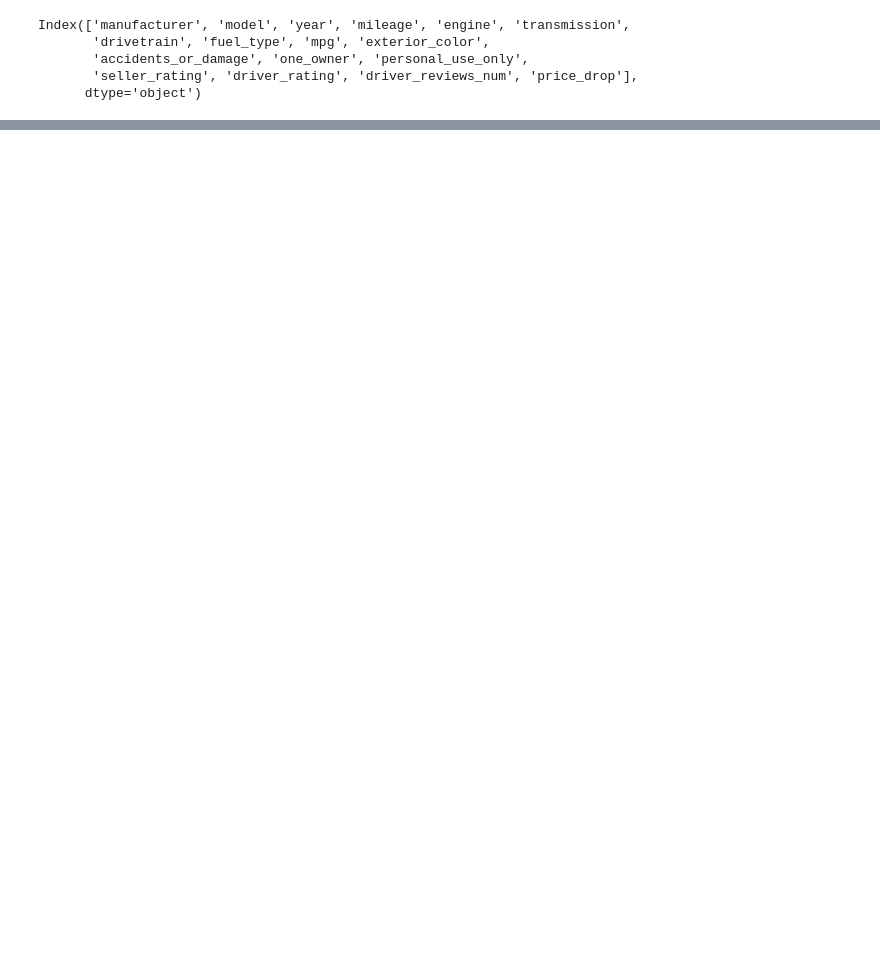
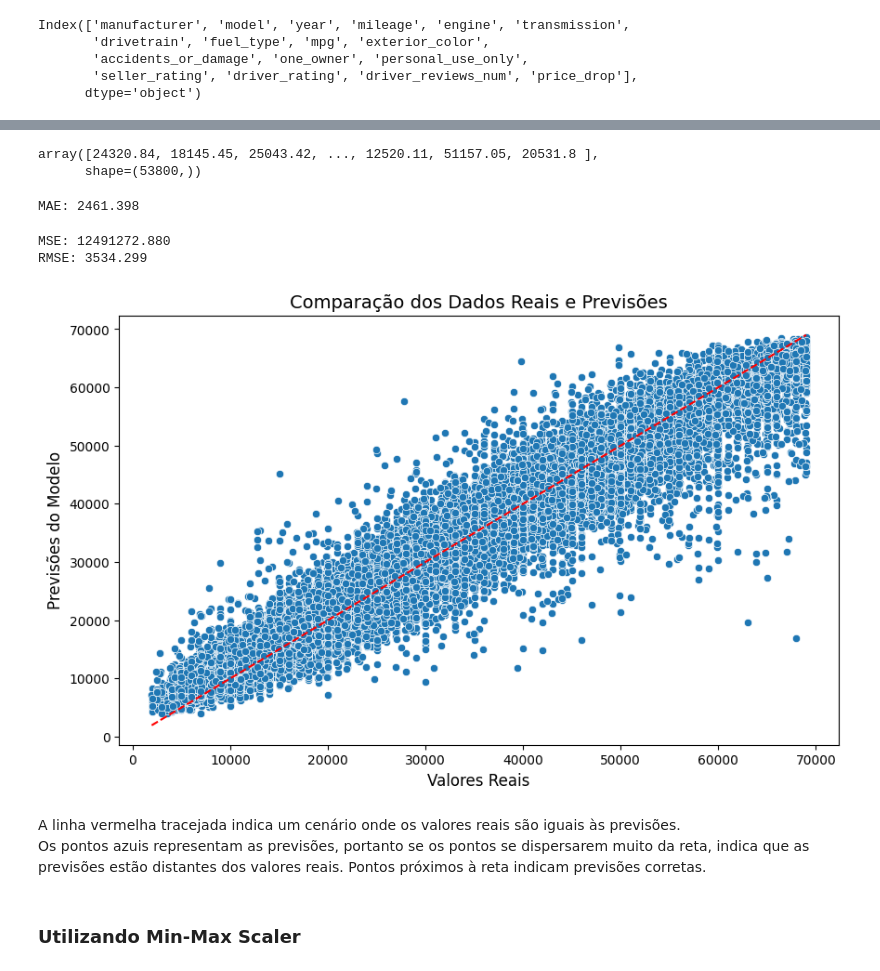
Before and after one commit to matsa0/project2-sprint5-data-science, a Jupyter notebook: project2.ipynb, the cells around one changed output, grey strips where cells are left out. Cells and saved outputs as stored; diff of their text form; code cells hidden in the pictures; blank space fills up the shorter version.

```diff
--- a/project2.ipynb
+++ b/project2.ipynb
@@ -1388,0 +1469,2 @@ plt.show()
+# %%
+X_train, X_test, y_train, y_test = train_test_split(X, y, test_size=0.3, random_state=42)
@@ -1388,0 +1564,4 @@ plt.show()
+# %%
+rf2 = RandomForestRegressor(n_estimators=100, random_state=1, verbose=1)
+# %%
+rf2.fit(X_train, y_train)
@@ -1388,0 +1571,2 @@ plt.show()
+# %%
+y_pred = rf2.predict(X_test)
@@ -1388,0 +1575,5 @@ plt.show()
+# %%
+y_pred
+# %% [output]
+array([24320.84, 18145.45, 25043.42, ..., 12520.11, 51157.05, 20531.8 ],
+      shape=(53800,))
@@ -1388,0 +1583,30 @@ plt.show()
+# %%
+mae = mean_absolute_error(y_test, y_pred)
+print("MAE: {:.3f}".format(mae))
+# %% [output]
+MAE: 2461.398
+# %%
+mse = mean_squared_error(y_test, y_pred)
+rmse = mse ** 0.5
+print("MSE: {:.3f}".format(mse))
+print("RMSE: {:.3f}".format(rmse))
+# %% [output]
+MSE: 12491272.880
+RMSE: 3534.299
+# %%
+plt.figure(figsize=(10, 6))
+sns.scatterplot(x=y_test, y=y_pred)
+
+plt.plot([min(y_test), max(y_test)], [min(y_test), max(y_test)], color='red', linestyle='--')
+
+plt.title('Comparação dos Dados Reais e Previsões', fontsize=14)
+plt.xlabel('Valores Reais', fontsize=12)
+plt.ylabel('Previsões do Modelo', fontsize=12)
+plt.show()
+# %% [output]
+[figure, added]
+# %% [markdown]
+A linha vermelha tracejada indica um cenário onde os valores reais são iguais às previsões.<br>
+Os pontos azuis representam as previsões, portanto se os pontos se dispersarem muito da reta, indica que as previsões estão distantes dos valores reais. Pontos próximos à reta indicam previsões corretas.
+# %% [markdown]
+### Utilizando Min-Max Scaler
```
Also changed, not shown: parts of 68 cells of this notebook, 1 other file.
